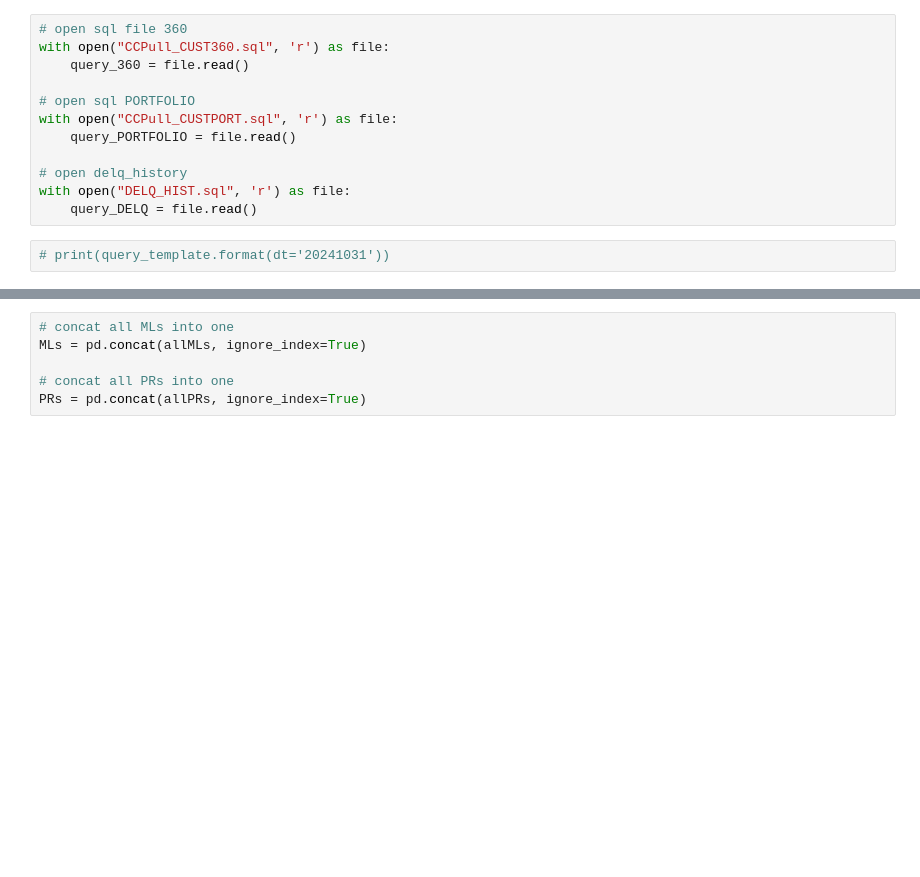
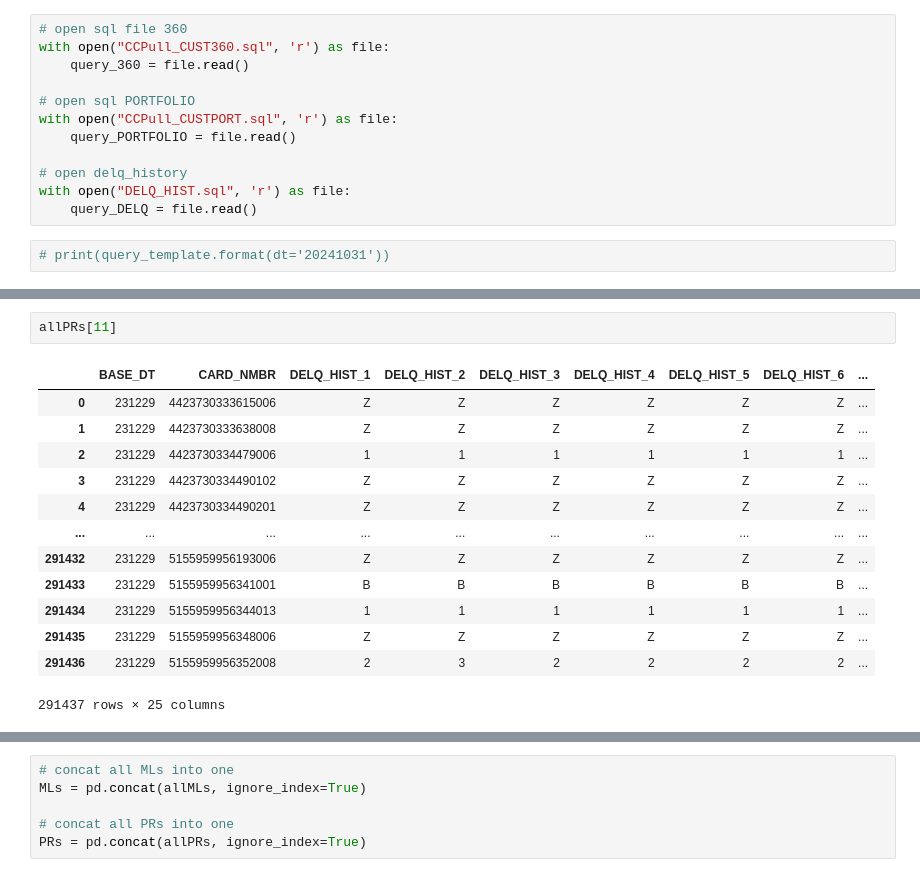
Before and after one commit to Sinxisx/Credit-Card-Analysis, a Jupyter notebook: Scratch.ipynb, the cells around one changed output, grey strips where cells are left out. Drawn from its saved outputs; the diff is of its cells as text; blank space fills up the shorter version.

```diff
--- a/Scratch.ipynb
+++ b/Scratch.ipynb
@@ -162 +162,17 @@ FROM final_cc]
+# %%
+allPRs[11]
+# %% [output]
+|  | BASE_DT | CARD_NMBR | DELQ_HIST_1 | DELQ_HIST_2 | DELQ_HIST_3 | DELQ_HIST_4 | DELQ_HIST_5 | DELQ_HIST_6 | ... |
+| 0 | 231229 | 4423730333615006 | Z | Z | Z | Z | Z | Z | ... |
+| 1 | 231229 | 4423730333638008 | Z | Z | Z | Z | Z | Z | ... |
+| 2 | 231229 | 4423730334479006 | 1 | 1 | 1 | 1 | 1 | 1 | ... |
+| 3 | 231229 | 4423730334490102 | Z | Z | Z | Z | Z | Z | ... |
+| 4 | 231229 | 4423730334490201 | Z | Z | Z | Z | Z | Z | ... |
+| ... | ... | ... | ... | ... | ... | ... | ... | ... | ... |
+| 291432 | 231229 | 5155959956193006 | Z | Z | Z | Z | Z | Z | ... |
+| 291433 | 231229 | 5155959956341001 | B | B | B | B | B | B | ... |
+| 291434 | 231229 | 5155959956344013 | 1 | 1 | 1 | 1 | 1 | 1 | ... |
+| 291435 | 231229 | 5155959956348006 | Z | Z | Z | Z | Z | Z | ... |
+| 291436 | 231229 | 5155959956352008 | 2 | 3 | 2 | 2 | 2 | 2 | ... |
+291437 rows × 25 columns
 # %%
```
Also changed, not shown: parts of 7 cells of this notebook, 4 other files.
